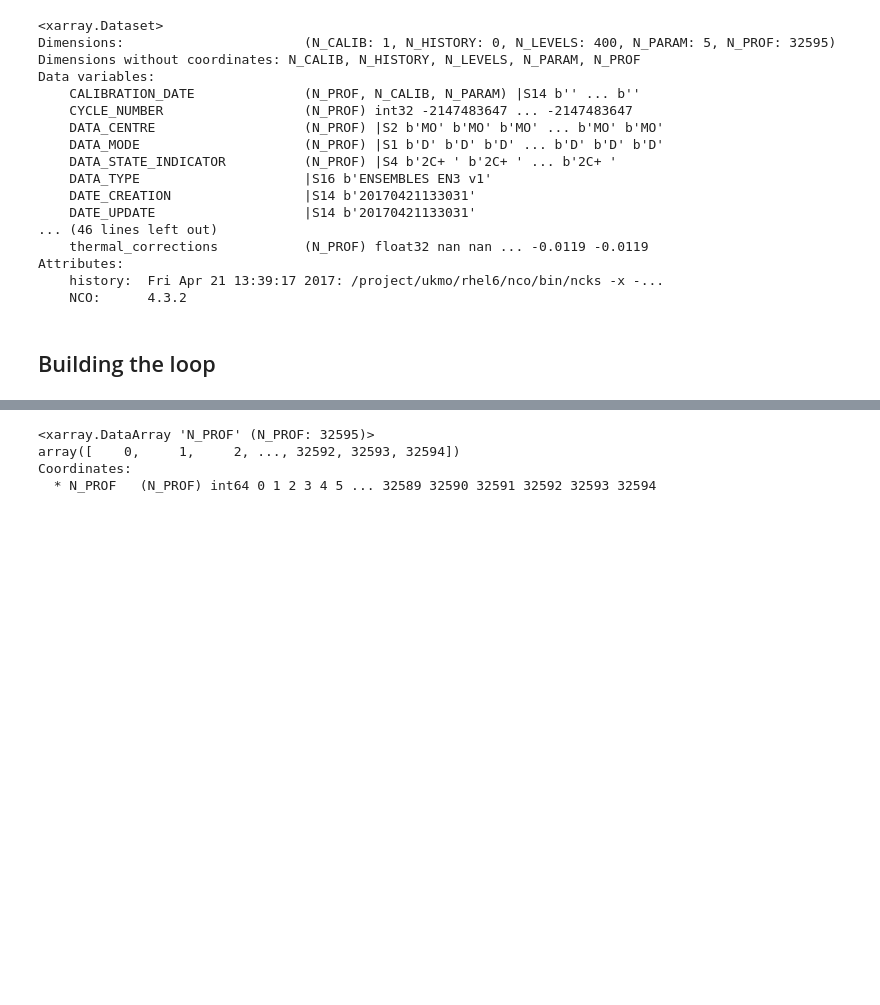
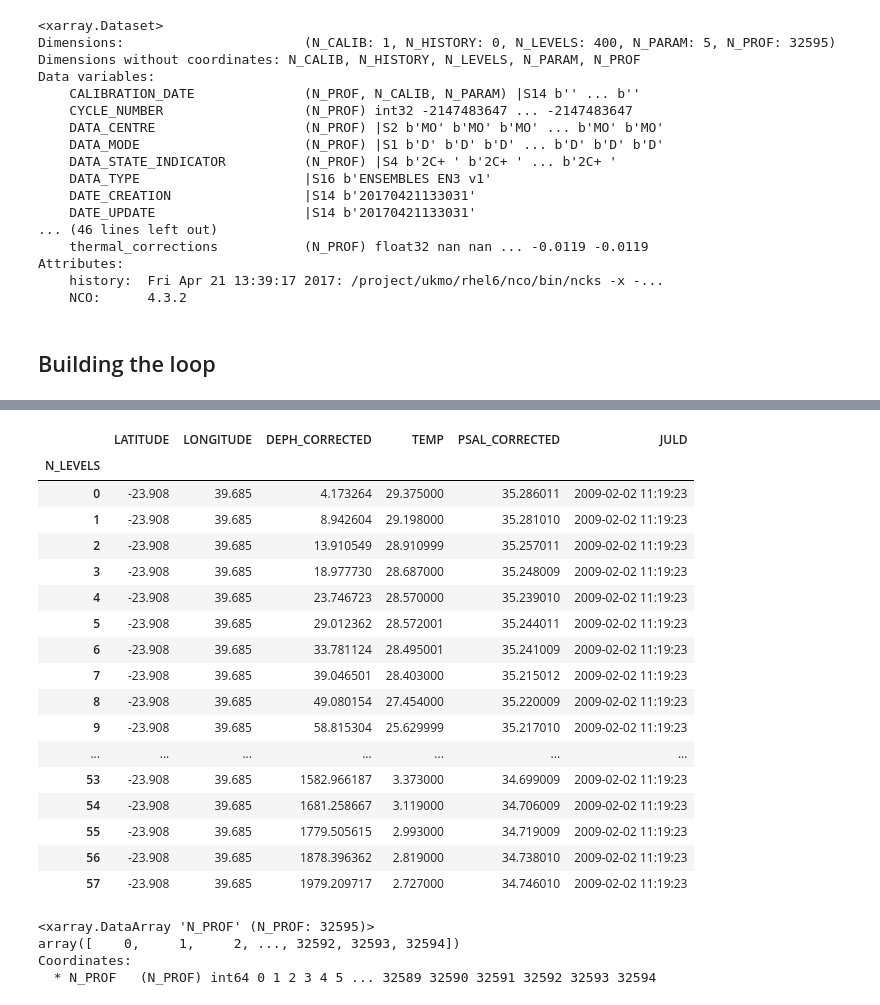
Before and after one commit to HarryLuyt/paper1_scripts, a Jupyter notebook: Scripts/EN4_profiles_preprocessing.ipynb, the cells around one changed output, grey strips where cells are left out. Cells and saved outputs as stored; diff of their text form; code cells hidden in the pictures; blank space fills up the shorter version.

```diff
--- a/Scripts/EN4_profiles_preprocessing.ipynb
+++ b/Scripts/EN4_profiles_preprocessing.ipynb
@@ -118,7 +159,7 @@ Attributes:
 ## Building the loop
 # %%
 # Get list of profile netcdf files and initialise some variables and lists
-profile_files = glob.glob('../Data/EN4_profiles/EN.4.2.1.f.profiles.g10.20090[1].nc')
+profile_files = glob.glob('../Data/EN4_profiles/EN.4.2.1.f.profiles.g10.2009[0]1.nc')
 metadata = pd.DataFrame()
 total_profiles = 0
 profile_list = []
@@ -129,7 +170,7 @@ for filename in profile_files:
     ds = xr.open_dataset(filename)
 
     # increment N_PROF by previous total to ensure unique IDs
-    ds['N_PROF'].values+=total_profiles
+    ds['N_PROF'] = ds['N_PROF'] + total_profiles
     total_profiles = ds['N_PROF'][-1].values
 
     # convert the required fields to dataframes
@@ -138,7 +179,9 @@ for filename in profile_files:
     lat = ds['LATITUDE'].to_dataframe()
     lon = ds['LONGITUDE'].to_dataframe()
     sal = ds['PSAL_CORRECTED'].to_dataframe()
+    salqc = ds['PSAL_CORRECTED_QC'].to_dataframe()
     temp = ds['TEMP'].to_dataframe()
+    tempqc = ds['POTM_CORRECTED_QC'].to_dataframe()
     depth = ds['DEPH_CORRECTED'].to_dataframe()
 
     # subset the lats and lons to model domain
@@ -148,10 +191,11 @@ for filename in profile_files:
     lon = lon.iloc[lon_ind]
 
     # join dataframes with inner join (Use intersection of keys from both frames)
-    file_metadata = lat.join(lon, how='inner').join(depth,how='inner').join(temp, how='inner').join(sal, how='inner').join(juld, how='inner')
+    file_metadata = lat.join(lon, how='inner').join(depth,how='inner').join(temp, how='inner').join(sal, how='inner').join(salqc, how='inner').join(tempqc, how='inner').join(juld, how='inner')
     profile_list.extend([i[0] for i in file_metadata.index[0::400]])
     file_metadata = file_metadata.dropna(subset=['DEPH_CORRECTED'])
     metadata = metadata.append(file_metadata)
+    print(total_profiles)
 
     # optionally save the metadata file at this point to .csv or .txt
 
@@ -184,0 +266,21 @@ for filename in profile_files:
+# %%
+metadata.loc[35200]
+# %% [output]
+|  | LATITUDE | LONGITUDE | DEPH_CORRECTED | TEMP | PSAL_CORRECTED | JULD |
+| N_LEVELS |  |  |  |  |  |  |
+| 0 | -23.908 | 39.685 | 4.173264 | 29.375000 | 35.286011 | 2009-02-02 11:19:23 |
+| 1 | -23.908 | 39.685 | 8.942604 | 29.198000 | 35.281010 | 2009-02-02 11:19:23 |
+| 2 | -23.908 | 39.685 | 13.910549 | 28.910999 | 35.257011 | 2009-02-02 11:19:23 |
+| 3 | -23.908 | 39.685 | 18.977730 | 28.687000 | 35.248009 | 2009-02-02 11:19:23 |
+| 4 | -23.908 | 39.685 | 23.746723 | 28.570000 | 35.239010 | 2009-02-02 11:19:23 |
+| 5 | -23.908 | 39.685 | 29.012362 | 28.572001 | 35.244011 | 2009-02-02 11:19:23 |
+| 6 | -23.908 | 39.685 | 33.781124 | 28.495001 | 35.241009 | 2009-02-02 11:19:23 |
+| 7 | -23.908 | 39.685 | 39.046501 | 28.403000 | 35.215012 | 2009-02-02 11:19:23 |
+| 8 | -23.908 | 39.685 | 49.080154 | 27.454000 | 35.220009 | 2009-02-02 11:19:23 |
+| 9 | -23.908 | 39.685 | 58.815304 | 25.629999 | 35.217010 | 2009-02-02 11:19:23 |
+| ... | ... | ... | ... | ... | ... | ... |
+| 53 | -23.908 | 39.685 | 1582.966187 | 3.373000 | 34.699009 | 2009-02-02 11:19:23 |
+| 54 | -23.908 | 39.685 | 1681.258667 | 3.119000 | 34.706009 | 2009-02-02 11:19:23 |
+| 55 | -23.908 | 39.685 | 1779.505615 | 2.993000 | 34.719009 | 2009-02-02 11:19:23 |
+| 56 | -23.908 | 39.685 | 1878.396362 | 2.819000 | 34.738010 | 2009-02-02 11:19:23 |
+| 57 | -23.908 | 39.685 | 1979.209717 | 2.727000 | 34.746010 | 2009-02-02 11:19:23 |
```
Also changed, not shown: parts of 8 cells of this notebook.
